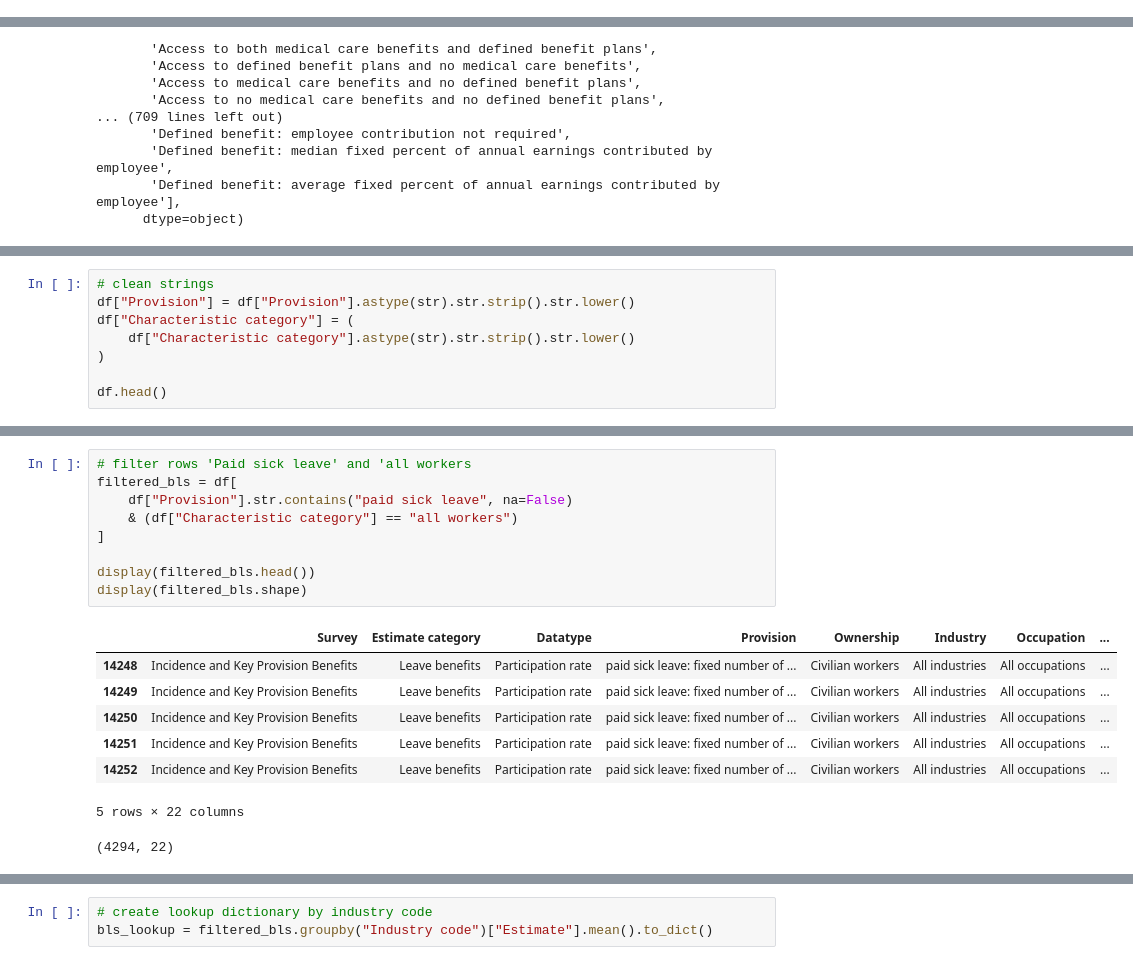
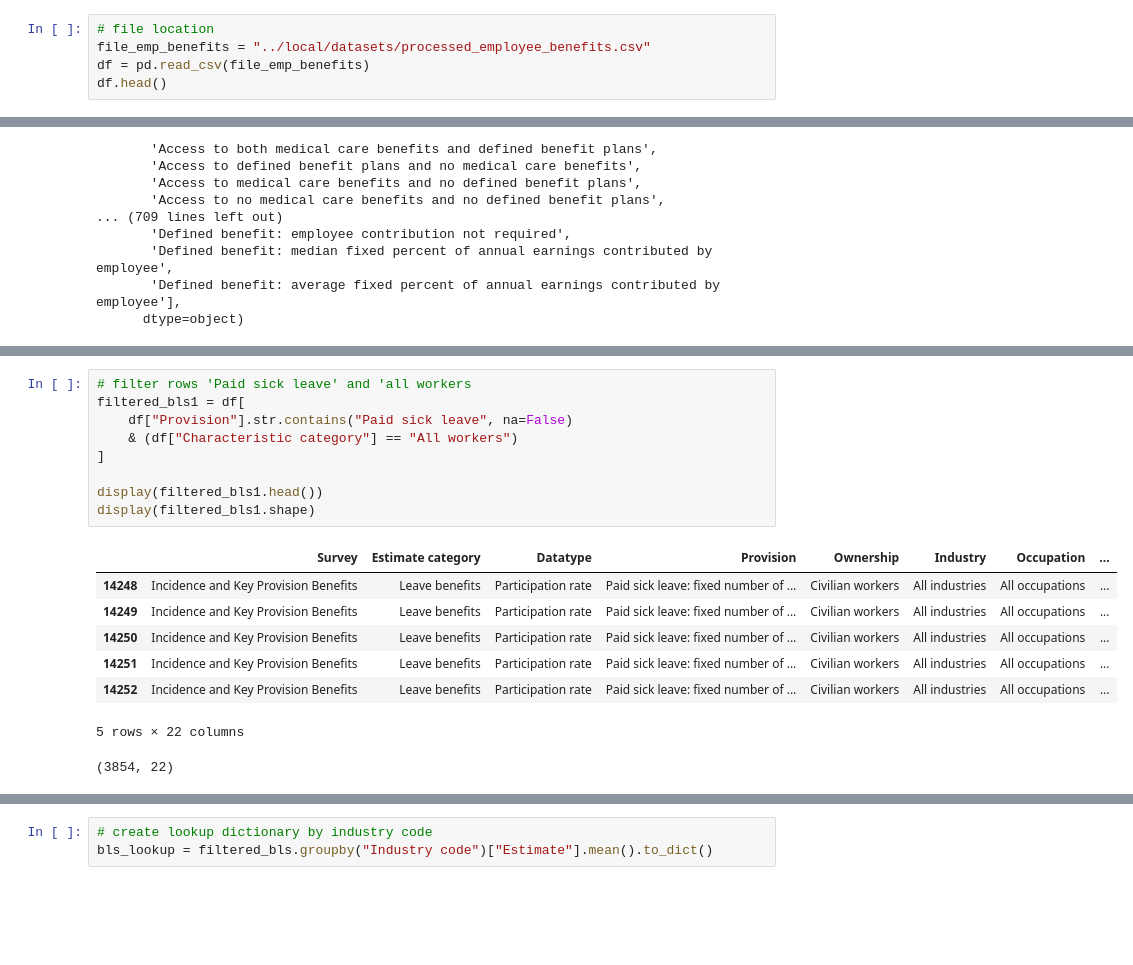
Before and after one commit to amayranib/ADS-508-team-project, a Jupyter notebook: eda/paid_sick_leave_rate.ipynb, the cells around one changed output, grey strips where cells are left out. Drawn from its saved outputs; the diff is of its cells as text; blank space fills up the shorter version.

```diff
--- a/eda/paid_sick_leave_rate.ipynb
+++ b/eda/paid_sick_leave_rate.ipynb
@@ -19,0 +57,5 @@ df.head()
+# %%
+# file location
+file_emp_benefits = "../local/datasets/processed_employee_benefits.csv"
+df = pd.read_csv(file_emp_benefits)
+df.head()
@@ -75,8 +134,0 @@ df[df["Provision"].str.contains("Paid sick leave", case=False, na=False)]
-# %%
-# clean strings
-df["Provision"] = df["Provision"].astype(str).str.strip().str.lower()
-df["Characteristic category"] = (
-    df["Characteristic category"].astype(str).str.strip().str.lower()
-)
-
-df.head()
@@ -91,20 +171,20 @@ df.head()
 # %%
 # filter rows 'Paid sick leave' and 'all workers
-filtered_bls = df[
-    df["Provision"].str.contains("paid sick leave", na=False)
-    & (df["Characteristic category"] == "all workers")
+filtered_bls1 = df[
+    df["Provision"].str.contains("Paid sick leave", na=False)
+    & (df["Characteristic category"] == "All workers")
 ]
 
-display(filtered_bls.head())
-display(filtered_bls.shape)
+display(filtered_bls1.head())
+display(filtered_bls1.shape)
 # %% [output]
 |  | Survey | Estimate category | Datatype | Provision | Ownership | Industry | Occupation | ... |
-| 14248 | Incidence and Key Provision Benefits | Leave benefits | Participation rate | paid sick leave: fixed number of ... | Civilian workers | All industries | All occupations | ... |
-| 14249 | Incidence and Key Provision Benefits | Leave benefits | Participation rate | paid sick leave: fixed number of ... | Civilian workers | All industries | All occupations | ... |
-| 14250 | Incidence and Key Provision Benefits | Leave benefits | Participation rate | paid sick leave: fixed number of ... | Civilian workers | All industries | All occupations | ... |
-| 14251 | Incidence and Key Provision Benefits | Leave benefits | Participation rate | paid sick leave: fixed number of ... | Civilian workers | All industries | All occupations | ... |
-| 14252 | Incidence and Key Provision Benefits | Leave benefits | Participation rate | paid sick leave: fixed number of ... | Civilian workers | All industries | All occupations | ... |
+| 14248 | Incidence and Key Provision Benefits | Leave benefits | Participation rate | Paid sick leave: fixed number of ... | Civilian workers | All industries | All occupations | ... |
+| 14249 | Incidence and Key Provision Benefits | Leave benefits | Participation rate | Paid sick leave: fixed number of ... | Civilian workers | All industries | All occupations | ... |
+| 14250 | Incidence and Key Provision Benefits | Leave benefits | Participation rate | Paid sick leave: fixed number of ... | Civilian workers | All industries | All occupations | ... |
+| 14251 | Incidence and Key Provision Benefits | Leave benefits | Participation rate | Paid sick leave: fixed number of ... | Civilian workers | All industries | All occupations | ... |
+| 14252 | Incidence and Key Provision Benefits | Leave benefits | Participation rate | Paid sick leave: fixed number of ... | Civilian workers | All industries | All occupations | ... |
 5 rows × 22 columns
-(4294, 22)
+(3854, 22)
 # %%
 filtered_bls["Estimate"].head(10)
```
Also changed, not shown: parts of 20 cells of this notebook.
